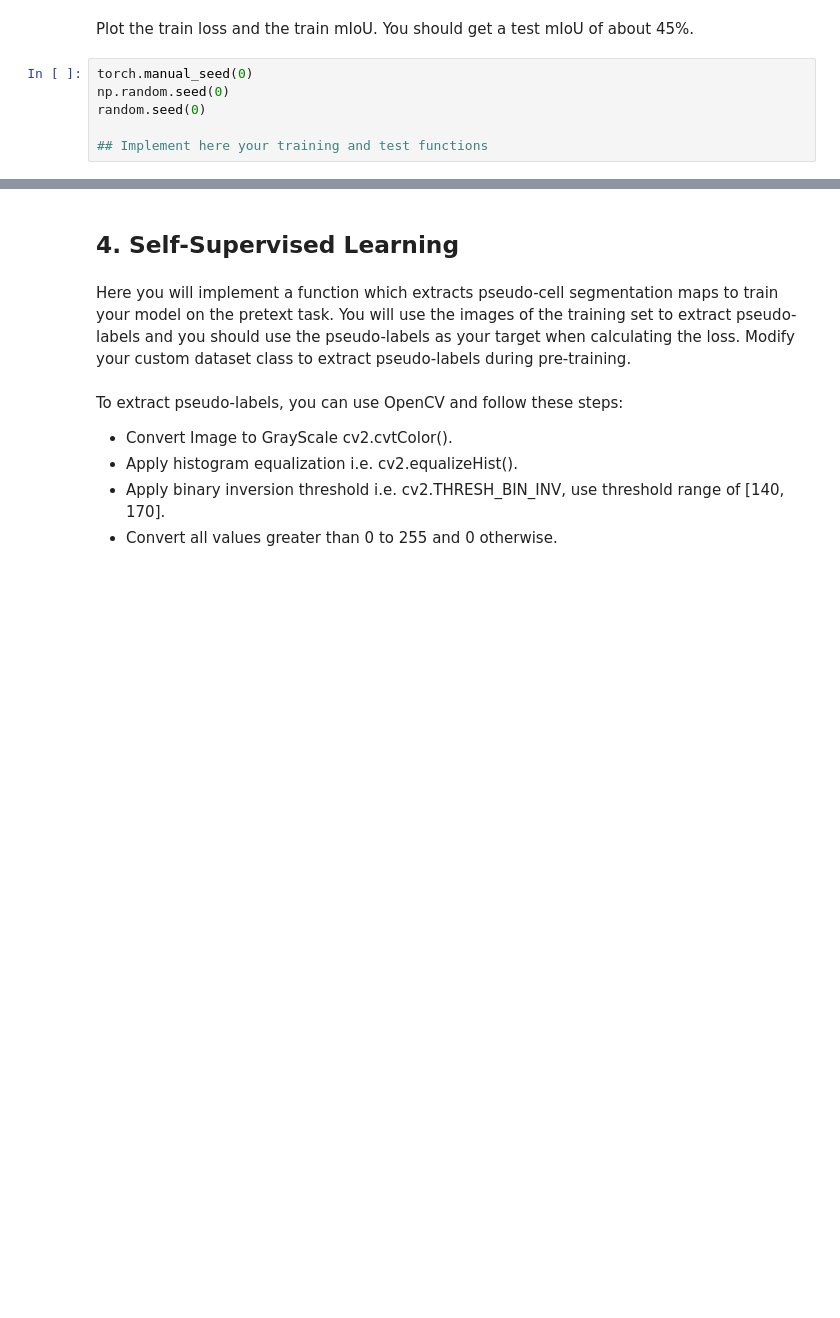
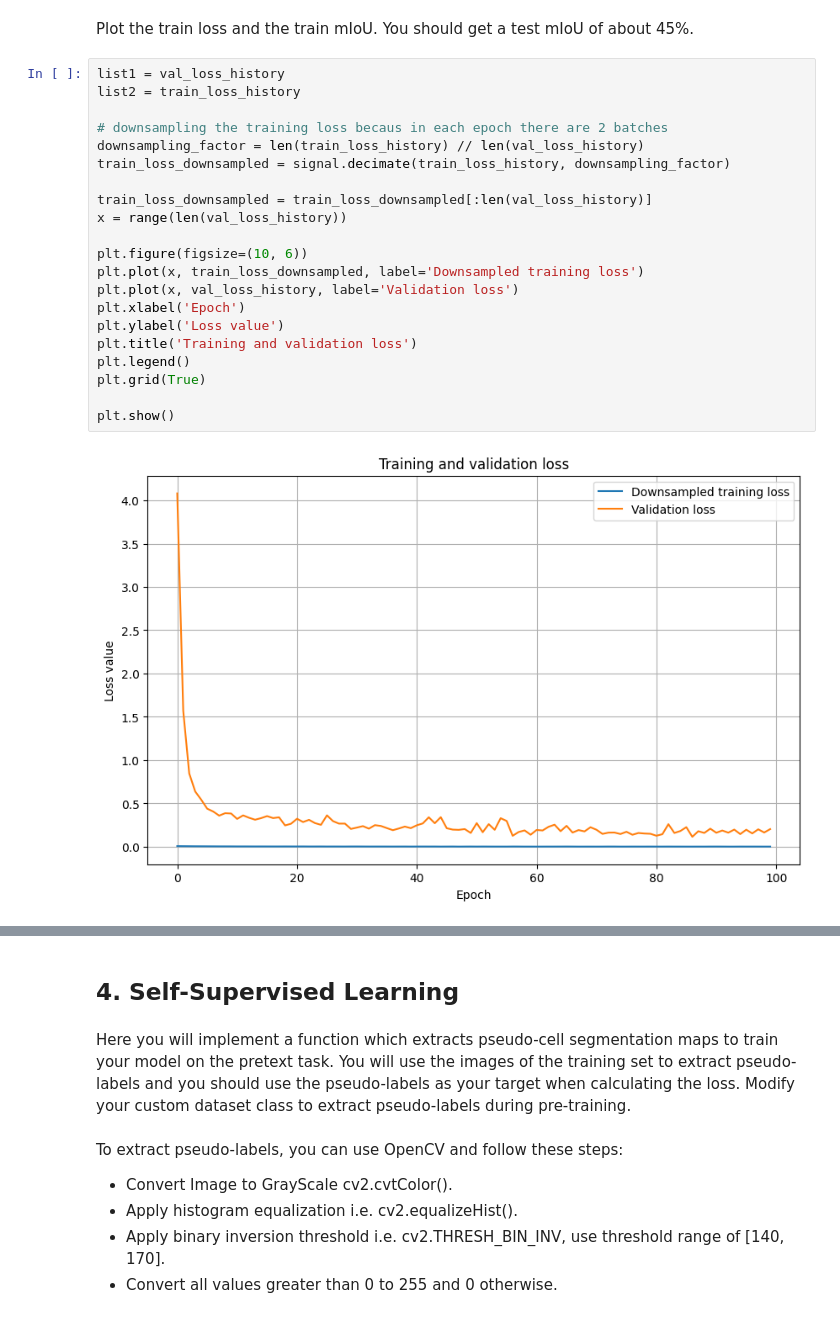
Before and after one commit to zubejda/Advanced_DL, a Jupyter notebook: Assignment4_SelfSupervision.ipynb, the cells around one changed output, grey strips where cells are left out. Drawn from its saved outputs; the diff is of its cells as text; blank space fills up the shorter version.

```diff
--- a/Assignment4_SelfSupervision.ipynb
+++ b/Assignment4_SelfSupervision.ipynb
@@ -369,8 +413,25 @@ def intersection_over_union(tensor, labels, device=torch.device("cpu")):
 # %% [markdown]
 Plot the train loss and the train mIoU. You should get a test mIoU of about 45%.
-# %%
-torch.manual_seed(0)
-np.random.seed(0)
-random.seed(0)
-
-## Implement here your training and test functions
+# %%
+list1 = val_loss_history
+list2 = train_loss_history
+
+# downsampling the training loss becaus in each epoch there are 2 batches
+downsampling_factor = len(train_loss_history) // len(val_loss_history)
+train_loss_downsampled = signal.decimate(train_loss_history, downsampling_factor)
+
+train_loss_downsampled = train_loss_downsampled[:len(val_loss_history)]
+x = range(len(val_loss_history))
+
+plt.figure(figsize=(10, 6))
+plt.plot(x, train_loss_downsampled, label='Downsampled training loss')
+plt.plot(x, val_loss_history, label='Validation loss')
+plt.xlabel('Epoch')
+plt.ylabel('Loss value')
+plt.title('Training and validation loss')
+plt.legend()
+plt.grid(True)
+
+plt.show()
+# %% [output]
+[figure, added]
```
Also changed, not shown: parts of 7 cells of this notebook.
